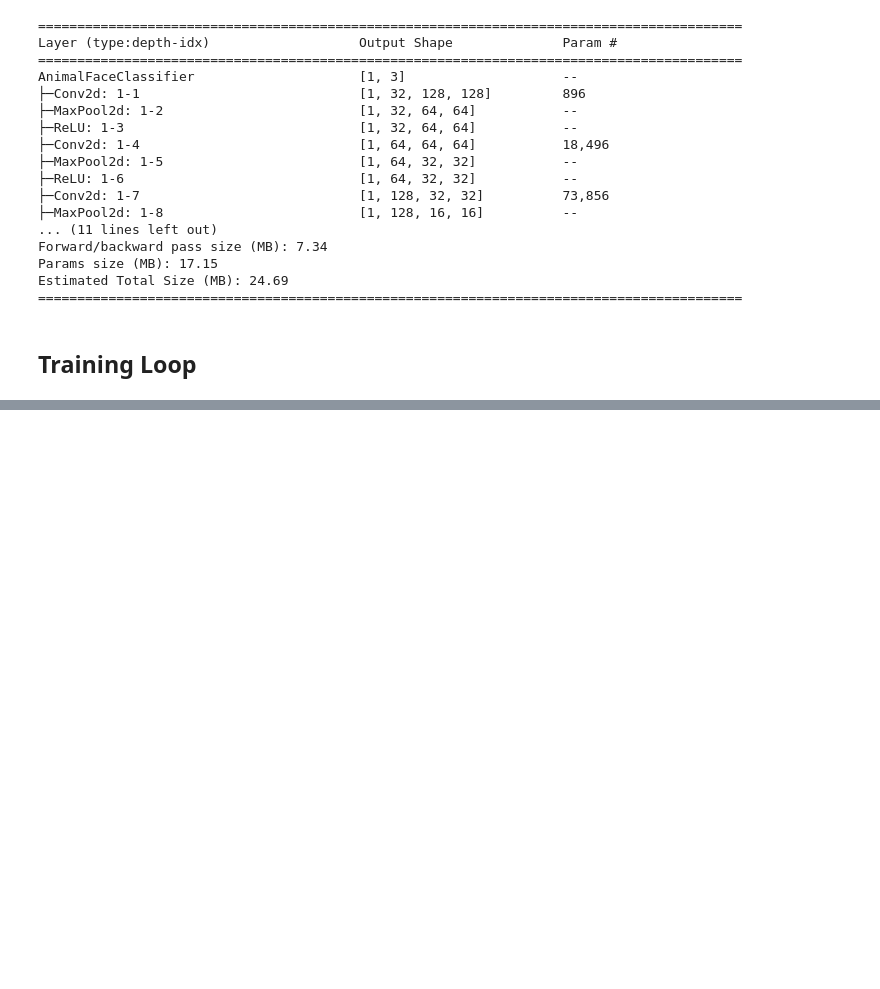
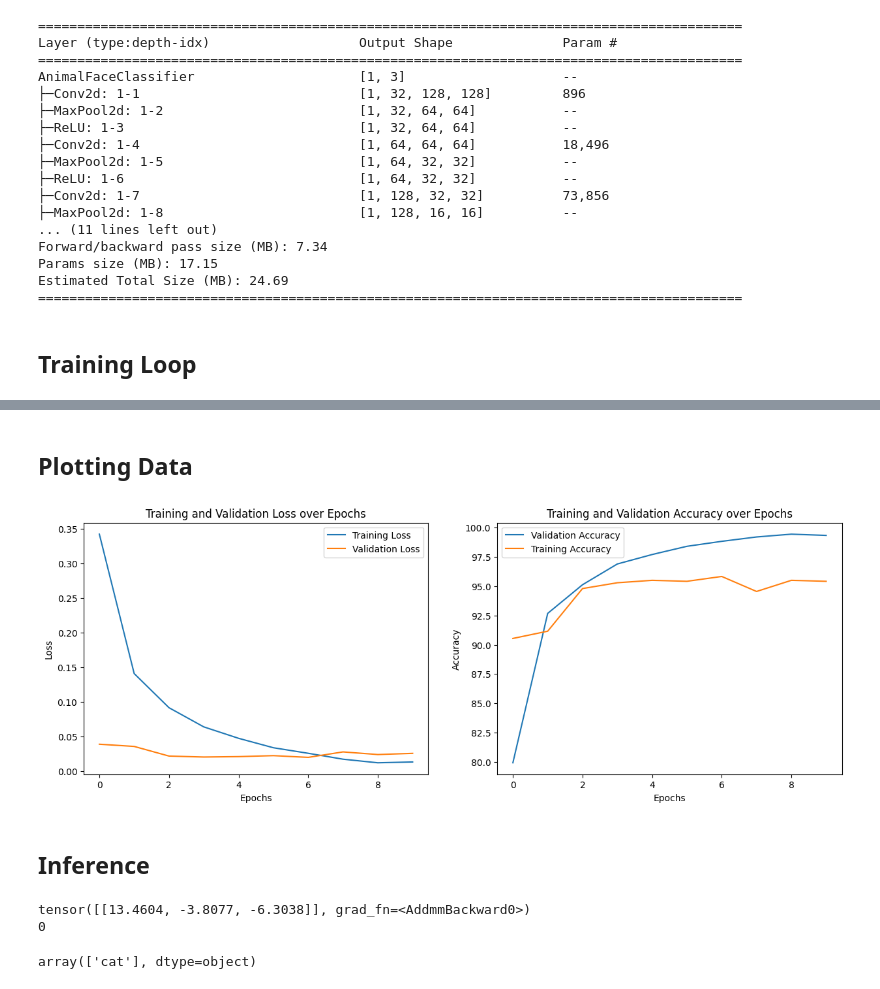
Before and after one commit to agribeiro17/animal-faces-classification, a Jupyter notebook: main.ipynb, the cells around one changed output, grey strips where cells are left out. Saved outputs shown, nothing was run; the diff lists cells and outputs as text; code cells hidden in the pictures; blank space fills up the shorter version.

Commit message:
Finished Training, validation, plotting, testing, and inference with new image from the web

```diff
--- a/main.ipynb
+++ b/main.ipynb
@@ -248,0 +331,46 @@ for epoch in range(EPOCHS):
+# %% [markdown]
+## Plotting Data
+# %%
+fig, ax = plt.subplots(nrows = 1, ncols = 2, figsize=(15,5))
+
+ax[0].plot(total_loss_train_plot, label="Training Loss")
+ax[0].plot(total_loss_val_plot, label="Validation Loss")
+ax[0].set_title("Training and Validation Loss over Epochs")
+ax[0].set_xlabel("Epochs")
+ax[0].set_ylabel("Loss")
+ax[0].legend()
+
+ax[1].plot(total_acc_train_plot, label="Validation Accuracy")
+ax[1].plot(total_acc_val_plot, label="Training Accuracy")
+ax[1].set_title("Training and Validation Accuracy over Epochs")
+ax[1].set_xlabel("Epochs")
+ax[1].set_ylabel("Accuracy")
+ax[1].legend()
+
+plt.show()
+# %% [output]
+[figure, added]
+# %% [markdown]
+## Inference
+# %%
+# 1 - read image
+# 2 - transform using transform object
+# 3 - predict through the model
+# 4 - inverse transform by label encoder
+
+def predict_image(image_path):
+    image = Image.open(image_path).convert("RGB")
+    image = transform(image).to(device)
+
+    output = model(image.unsqueeze(0))
+    print(output)
+    output = torch.argmax(output, axis=1).item()
+    print(output)
+    return label_encoder.inverse_transform([output])
+
+# introduce any image
+predict_image("data/animal-faces/image.png")
+# %% [output]
+tensor([[13.4604, -3.8077, -6.3038]], grad_fn=<AddmmBackward0>)
+0
+array(['cat'], dtype=object)
```
Also changed, not shown: parts of 4 cells of this notebook, 2 other files.
